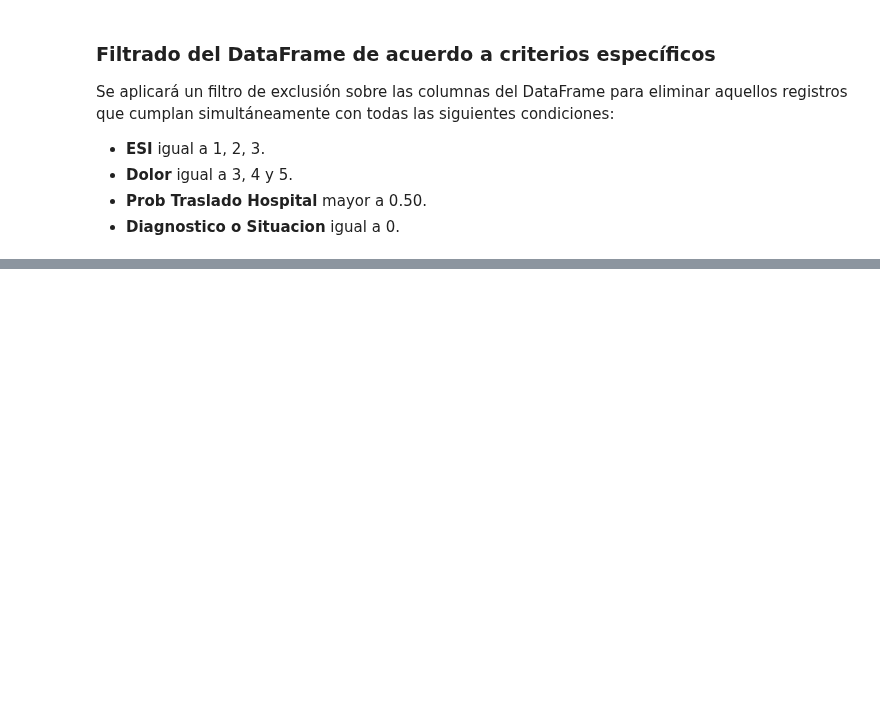
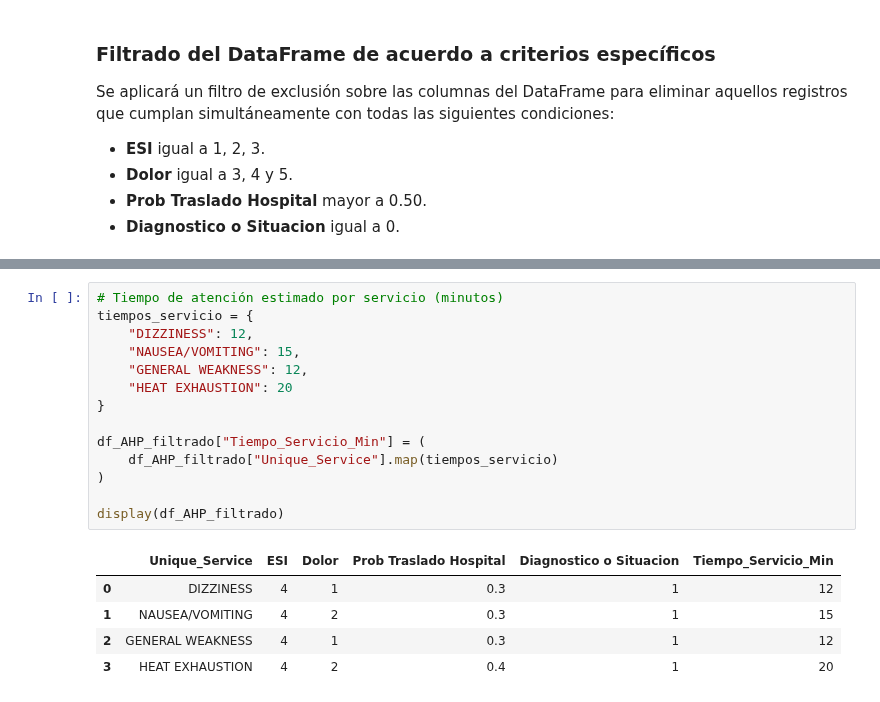
Before and after one commit to juan-aguilera/Proyecto-TDEM, a Jupyter notebook: AHP (1).ipynb, the cells around one changed output, grey strips where cells are left out. Drawn from its saved outputs; the diff is of its cells as text; blank space fills up the shorter version.

Commit message:
AHP + Tiempos
AHP + Tiempos

```diff
--- a/AHP (1).ipynb
+++ b/AHP (1).ipynb
@@ -320,3 +384,23 @@ Filas después: 4
 | 1 | NAUSEA/VOMITING | 4 | 2 | 0.3 | 1 |
 | 2 | GENERAL WEAKNESS | 4 | 1 | 0.3 | 1 |
 | 3 | HEAT EXHAUSTION | 4 | 2 | 0.4 | 1 |
+# %%
+# Tiempo de atención estimado por servicio (minutos)
+tiempos_servicio = {
+    "DIZZINESS": 12,
+    "NAUSEA/VOMITING": 15,
+    "GENERAL WEAKNESS": 12,
+    "HEAT EXHAUSTION": 20
+}
+
+df_AHP_filtrado["Tiempo_Servicio_Min"] = (
+    df_AHP_filtrado["Unique_Service"].map(tiempos_servicio)
+)
+
+display(df_AHP_filtrado)
+# %% [output]
+|  | Unique_Service | ESI | Dolor | Prob Traslado Hospital | Diagnostico o Situacion | Tiempo_Servicio_Min |
+| 0 | DIZZINESS | 4 | 1 | 0.3 | 1 | 12 |
+| 1 | NAUSEA/VOMITING | 4 | 2 | 0.3 | 1 | 15 |
+| 2 | GENERAL WEAKNESS | 4 | 1 | 0.3 | 1 | 12 |
+| 3 | HEAT EXHAUSTION | 4 | 2 | 0.4 | 1 | 20 |
```
Also changed, not shown: parts of 7 cells of this notebook.
